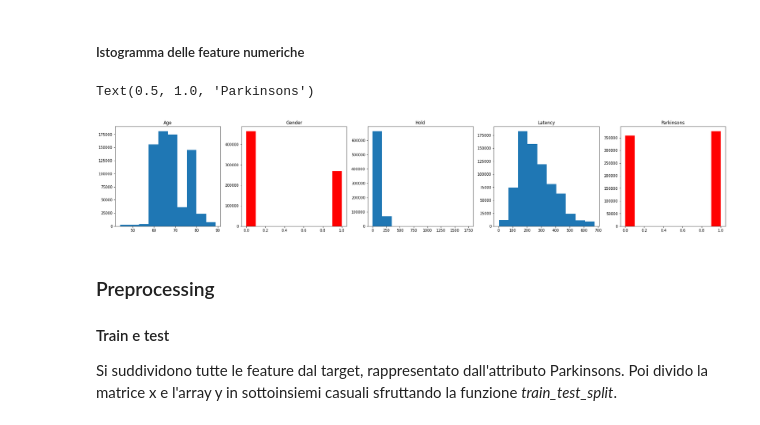
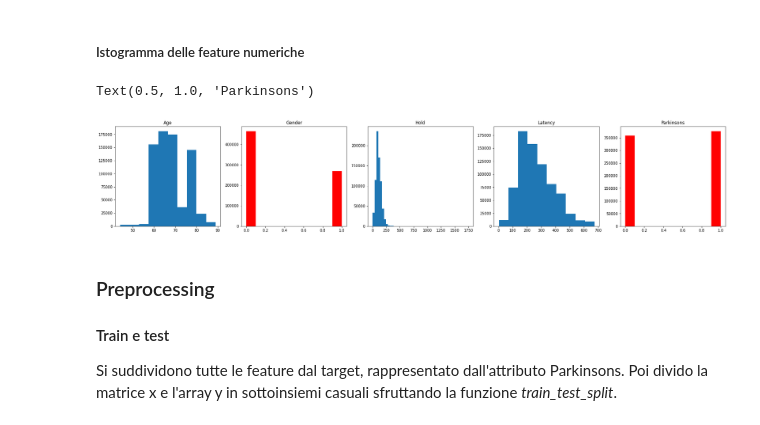
Before and after one commit to simonesinceri/ML-Project, a Jupyter notebook: parkinson_v1.ipynb, the cells around one changed output. Cells and saved outputs as stored; diff of their text form; code cells hidden in the pictures.

Commit message:
modifica grafico feature hold in v1

```diff
--- a/parkinson_v1.ipynb
+++ b/parkinson_v1.ipynb
@@ -343,21 +343,21 @@ all_userdata_df.head()
 # %%
 fig, axs = plt.subplots(1, 5, figsize = (30,5))
 
-axs[2].hist(all_userdata_df.Hold)
+axs[2].hist(all_userdata_df.Hold, bins = 50)
 axs[2].set_title('Hold')
 axs[3].hist(all_userdata_df.Latency)
 axs[3].set_title('Latency')
 axs[1].hist(all_userdata_df.Gender, color = "red")
 axs[1].set_title('Gender')
 axs[0].hist(all_userdata_df.Age)
 axs[0].set_title('Age')
 axs[4].hist(all_userdata_df.Parkinsons, color = "red")
 axs[4].set_title('Parkinsons')
 
 # there are no more outliers
 # %% [output]
 Text(0.5, 1.0, 'Parkinsons')
-[figure, old version]
+[figure, new version]
 # %% [markdown]
 ### Preprocessing
 
```
